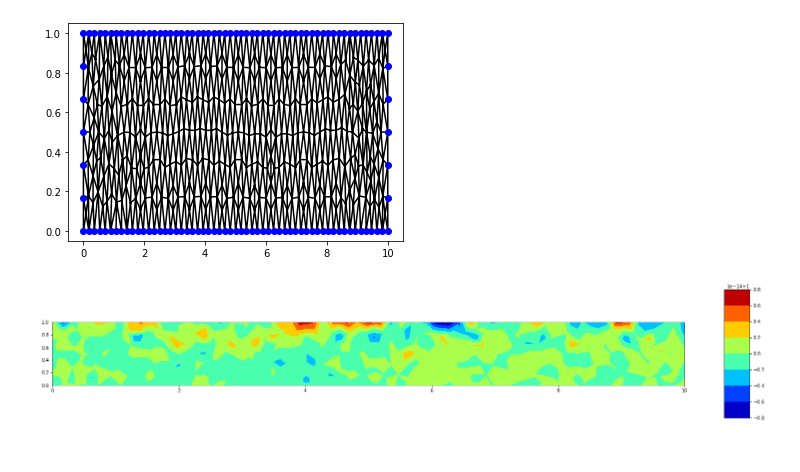
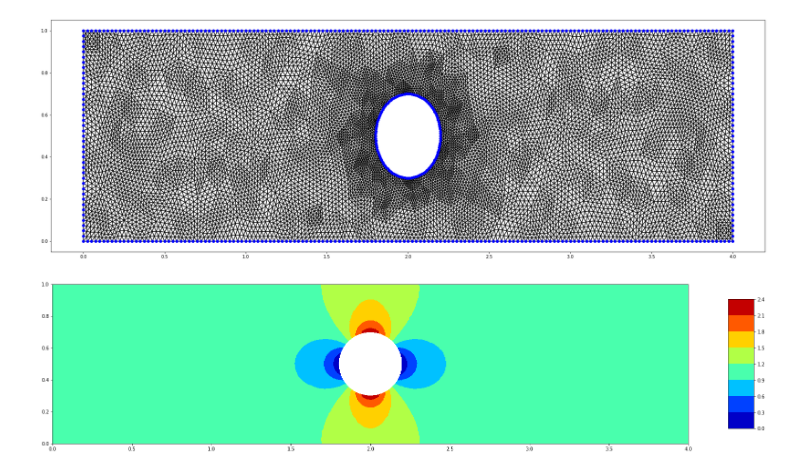
Before and after one commit to barros-jv/Heat_Transfer, a Jupyter notebook: Metodo_Elementos_Finitos/funcao_corrente_MEF.ipynb, the cells around one changed output. Saved outputs shown, nothing was run; the diff lists cells and outputs as text; code cells hidden in the pictures.

```diff
--- a/Metodo_Elementos_Finitos/funcao_corrente_MEF.ipynb
+++ b/Metodo_Elementos_Finitos/funcao_corrente_MEF.ipynb
@@ -6,7 +6,7 @@ import numpy as np
 import meshio
 # %%
 # leitura da malha no GMSH
-msh = meshio.read('malhas/retangle.msh')
+msh = meshio.read('malhas/channelHole.msh')
 X = msh.points[:,0]
 Y = msh.points[:,1]
 IEN = msh.cells[1].data
@@ -19,19 +19,20 @@ ne = IEN.shape[0]
 # %%
 # cria lista de nos do contorno
 cc = np.unique(IENbound.reshape(IENbound.size))
 ccName = [[] for i in range( len(X) )]
 for elem in range(0,len(IENbound)):
  ccName[ IENbound[elem][0] ] = IENboundElem[elem]
  ccName[ IENbound[elem][1] ] = IENboundElem[elem]
 
 #--------------------------------------------------
 # plot malha e pontos de contorno
+plt.figure(figsize=(30, 10))
 plt.triplot(X,Y,IEN,'k-')
 plt.plot(X[cc],Y[cc],'bo')
 plt.show()
 #--------------------------------------------------
 # %% [output]
-[figure, old version]
+[figure, new version]
 # %%
 K = np.zeros( (npoints,npoints),dtype='float' )
 M = np.zeros( (npoints,npoints),dtype='float' )
@@ -115,9 +116,11 @@ ax.set_aspect('equal')
 #ax.triplot(triang,'ko-')
 surf = ax.tricontourf(triang,vx,cmap='jet')
 plt.colorbar(surf,shrink=0.5, aspect=5)
+#plt.triplot(X,Y,IEN,'k-')
+#plt.plot(X[cc],Y[cc],'bo')
 plt.show()
 # %% [output]
-[figure, old version]
+[figure, new version]
 # %%
 # grava solucao em VTK para usar no PARAVIEW
 mpoints = np.stack( (X,Y,X*0),axis=1 )
```
Also changed, not shown: 8 other files.
